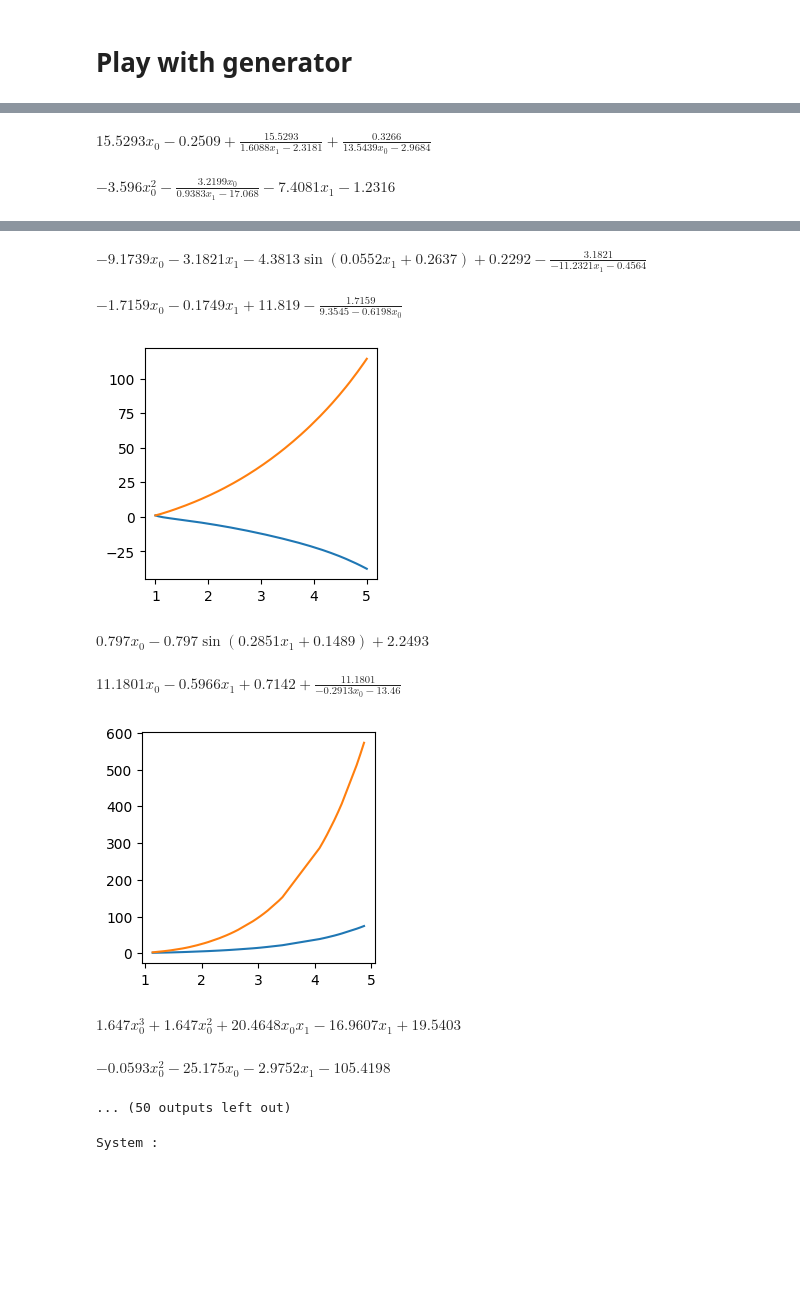
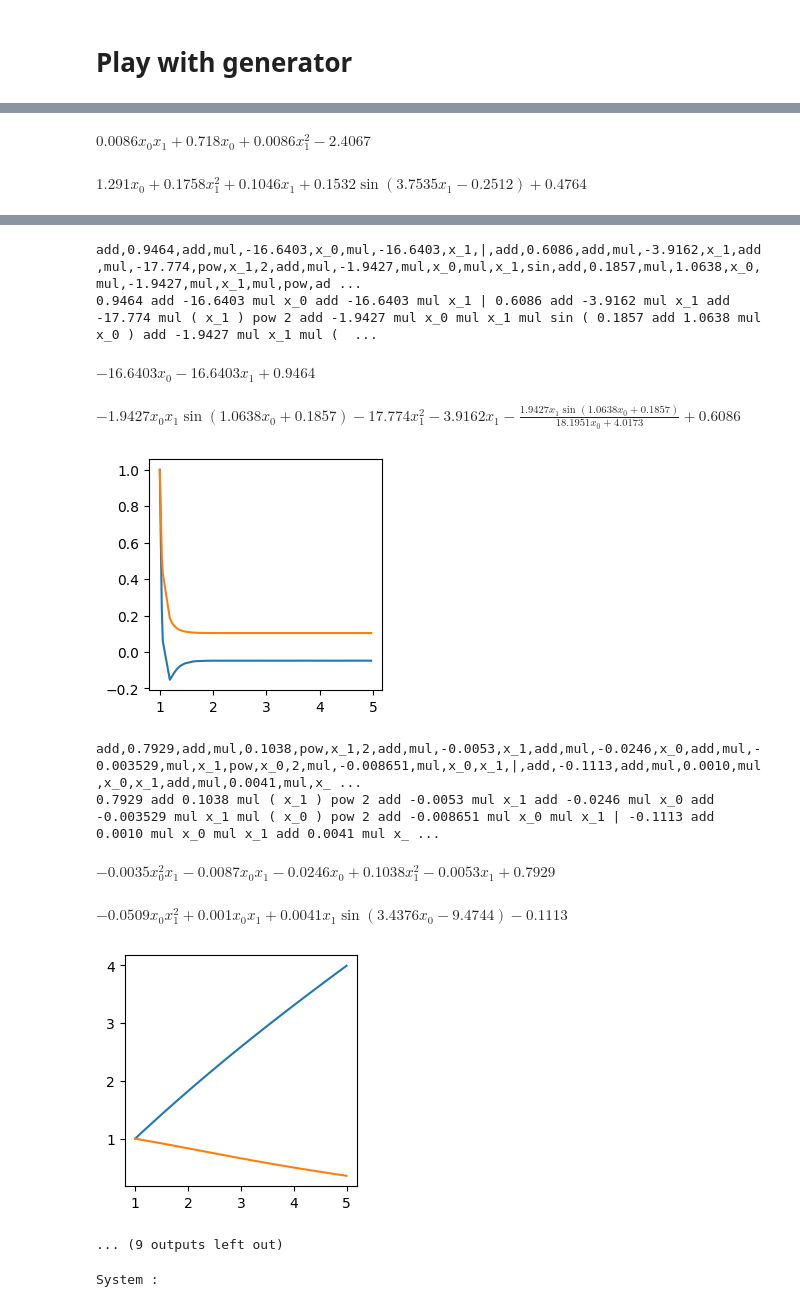
Before and after one commit to sdascoli/odeformer, a Jupyter notebook: tests.ipynb, the cells around one changed output, grey strips where cells are left out. Drawn from its saved outputs; the diff is of its cells as text; code cells hidden in the pictures; blank space fills up the shorter version.

```diff
--- a/tests.ipynb
+++ b/tests.ipynb
@@ -46,7 +46,8 @@ paths = [
     #"fixed_init_scale"
     #"two_hot"
     #"sympy"
-    "sympy_new"
+    #"sympy_new"
+    "infix"
        ]
 
 
@@ -220,11 +221,11 @@ for run in selected_runs[:1]:
 # %% [output]
 [figure]
 # %%
-run = runs[0]
+run = runs[1]
 args = run['args']
 df = pd.read_csv(args.output_dir/'evals_all/eval_in_domain.csv')
 #df = pd.read_csv(args.output_dir/'evals_all/eval_pmlb.csv')
-df = df.query('info_n_unary_ops==2')
+df = df.query('info_n_unary_ops==0')
 for i, (_, sample) in enumerate(df.iterrows()):
     if i==10: break
     try:
@@ -474,3 +475,6 @@ TypeError: list indices must be integers or slices, not tuple
 [figure]
 # %% [markdown]
 # Play with generator
+# %%
+import sympy
+expr = sympy.parse_expr('x add y', local_dict={'add':sympy.Add})
@@ -477,7 +495,7 @@ TypeError: list indices must be integers or slices, not tuple
 # %%
-from notebook_utils import *
 %load_ext autoreload
 %autoreload 2
+from notebook_utils import *
 
 parser = argparse.ArgumentParser(description="Function prediction", add_help=False)
 FunctionEnvironment.register_args(parser)
@@ -495,19 +513,24 @@ args.debug = False
 args.fixed_init_scale = True
 args.use_sympy = True
 args.ode_integrator = 'solve_ivp'
-args.expand=False
+args.expand=True
+args.use_infix = False
 
 env = FunctionEnvironment(args)
 
 env.rng = np.random.RandomState()
 i=0
 lens = []
+lens2 = []
 for _ in range(1000):
     samples, error = env._gen_expr(train=True)
-    if i==20: break
+    if i==5: break
     if not error:
         tree = samples["tree"]
         lens.append(len(tree.prefix().split(',')))
+        lens2.append(len(tree.infix().split(' ')))
+        print(tree.prefix())
+        print(tree.infix())
         tree_sympy = env.simplifier.tree_to_sympy_expr(tree, round=True)
         for expr in tree_sympy:
             display(expr)
@@ -517,7 +540,7 @@ for _ in range(1000):
             plt.plot(samples["times"], samples["trajectory"][:, dim])
         plt.show()
         i+=1
-print(np.mean(lens))
+print(np.mean(lens), np.mean(lens2))
 # %% [output]
 The autoreload extension is already loaded. To reload it, use:
   %reload_ext autoreload
@@ -524,2 +549,2 @@ The autoreload extension is already loaded. To reload it, use:
-$\displaystyle 15.5293 x_{0} - 0.2509 + \frac{15.5293}{1.6088 x_{1} - 2.3181} + \frac{0.3266}{13.5439 x_{0} - 2.9684}$
+$\displaystyle 0.0086 x_{0} x_{1} + 0.718 x_{0} + 0.0086 x_{1}^{2} - 2.4067$
-$\displaystyle - 3.596 x_{0}^{2} - \frac{3.2199 x_{0}}{0.9383 x_{1} - 17.068} - 7.4081 x_{1} - 1.2316$
+$\displaystyle 1.291 x_{0} + 0.1758 x_{1}^{2} + 0.1046 x_{1} + 0.1532 \sin{\left(3.7535 x_{1} - 0.2512 \right)} + 0.4764$
@@ -527,12 +552,14 @@ $\displaystyle - 3.596 x_{0}^{2} - \frac{3.2199 x_{0}}{0.9383 x_{1} - 17.068} -
+add,0.9464,add,mul,-16.6403,x_0,mul,-16.6403,x_1,|,add,0.6086,add,mul,-3.9162,x_1,add,mul,-17.774,pow,x_1,2,add,mul,-1.9427,mul,x_0,mul,x_1,sin,add,0.1857,mul,1.0638,x_0,mul,-1.9427,mul,x_1,mul,pow,ad ...
+0.9464 add -16.6403 mul x_0 add -16.6403 mul x_1 | 0.6086 add -3.9162 mul x_1 add -17.774 mul ( x_1 ) pow 2 add -1.9427 mul x_0 mul x_1 mul sin ( 0.1857 add 1.0638 mul x_0 ) add -1.9427 mul x_1 mul (  ...
-$\displaystyle - 9.1739 x_{0} - 3.1821 x_{1} - 4.3813 \sin{\left(0.0552 x_{1} + 0.2637 \right)} + 0.2292 - \frac{3.1821}{- 11.2321 x_{1} - 0.4564}$
+$\displaystyle - 16.6403 x_{0} - 16.6403 x_{1} + 0.9464$
-$\displaystyle - 1.7159 x_{0} - 0.1749 x_{1} + 11.819 - \frac{1.7159}{9.3545 - 0.6198 x_{0}}$
+$\displaystyle - 1.9427 x_{0} x_{1} \sin{\left(1.0638 x_{0} + 0.1857 \right)} - 17.774 x_{1}^{2} - 3.9162 x_{1} - \frac{1.9427 x_{1} \sin{\left(1.0638 x_{0} + 0.1857 \right)}}{18.1951 x_{0} + 4.0173} + 0.6086$
-[figure, old version]
+[figure, new version]
+add,0.7929,add,mul,0.1038,pow,x_1,2,add,mul,-0.0053,x_1,add,mul,-0.0246,x_0,add,mul,-0.003529,mul,x_1,pow,x_0,2,mul,-0.008651,mul,x_0,x_1,|,add,-0.1113,add,mul,0.0010,mul,x_0,x_1,add,mul,0.0041,mul,x_ ...
+0.7929 add 0.1038 mul ( x_1 ) pow 2 add -0.0053 mul x_1 add -0.0246 mul x_0 add -0.003529 mul x_1 mul ( x_0 ) pow 2 add -0.008651 mul x_0 mul x_1 | -0.1113 add 0.0010 mul x_0 mul x_1 add 0.0041 mul x_ ...
-$\displaystyle 0.797 x_{0} - 0.797 \sin{\left(0.2851 x_{1} + 0.1489 \right)} + 2.2493$
+$\displaystyle - 0.0035 x_{0}^{2} x_{1} - 0.0087 x_{0} x_{1} - 0.0246 x_{0} + 0.1038 x_{1}^{2} - 0.0053 x_{1} + 0.7929$
-$\displaystyle 11.1801 x_{0} - 0.5966 x_{1} + 0.7142 + \frac{11.1801}{- 0.2913 x_{0} - 13.46}$
+$\displaystyle - 0.0509 x_{0} x_{1}^{2} + 0.001 x_{0} x_{1} + 0.0041 x_{1} \sin{\left(3.4376 x_{0} - 9.4744 \right)} - 0.1113$
-[figure, old version]
+[figure, new version]
-$\displaystyle 1.647 x_{0}^{3} + 1.647 x_{0}^{2} + 20.4648 x_{0} x_{1} - 16.9607 x_{1} + 19.5403$
-$\displaystyle - 0.0593 x_{0}^{2} - 25.175 x_{0} - 2.9752 x_{1} - 105.4198$
-... (50 outputs left out)
+... (9 outputs left out)
 # %%
 rng = np.random.RandomState(18)
 from scipy.integrate import odeint, solve_ivp
```
Also changed, not shown: parts of 6 cells of this notebook, 10 other files.
